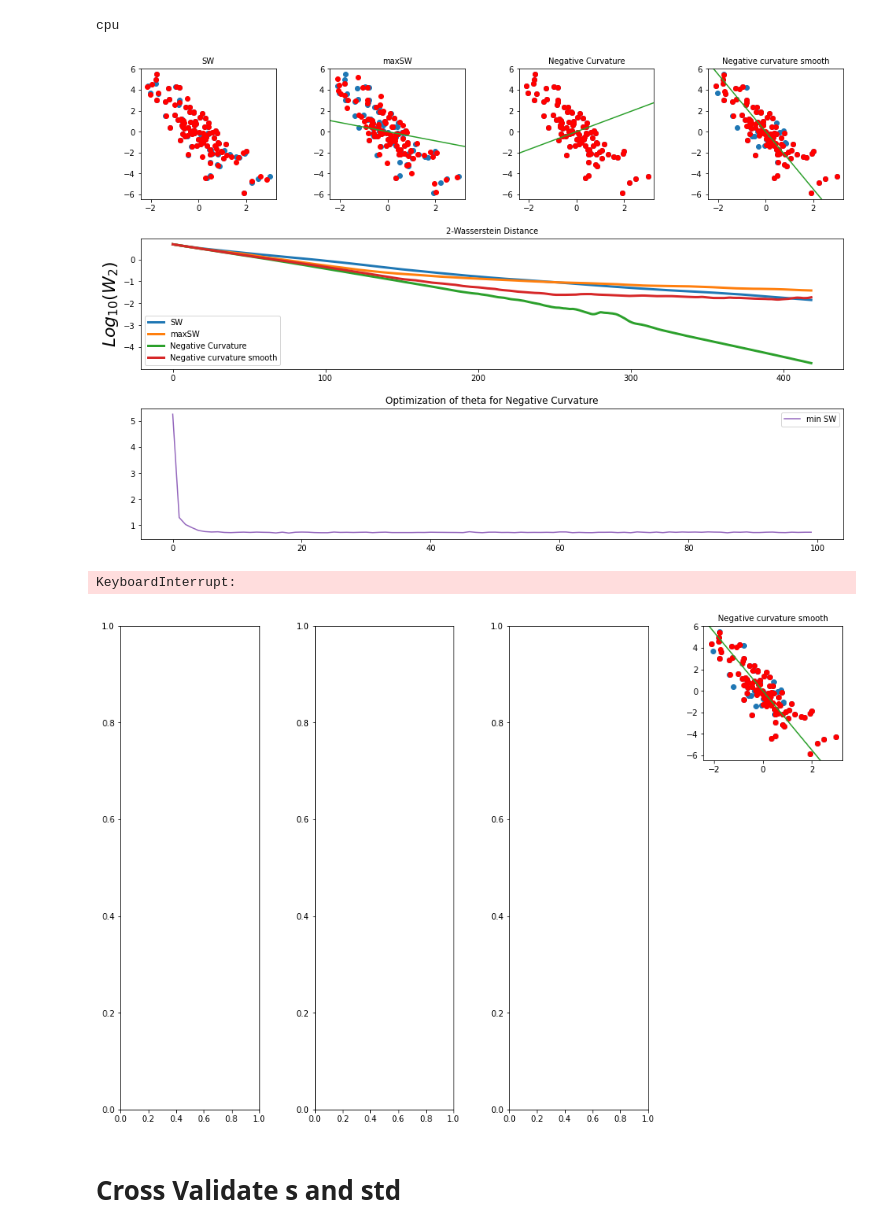
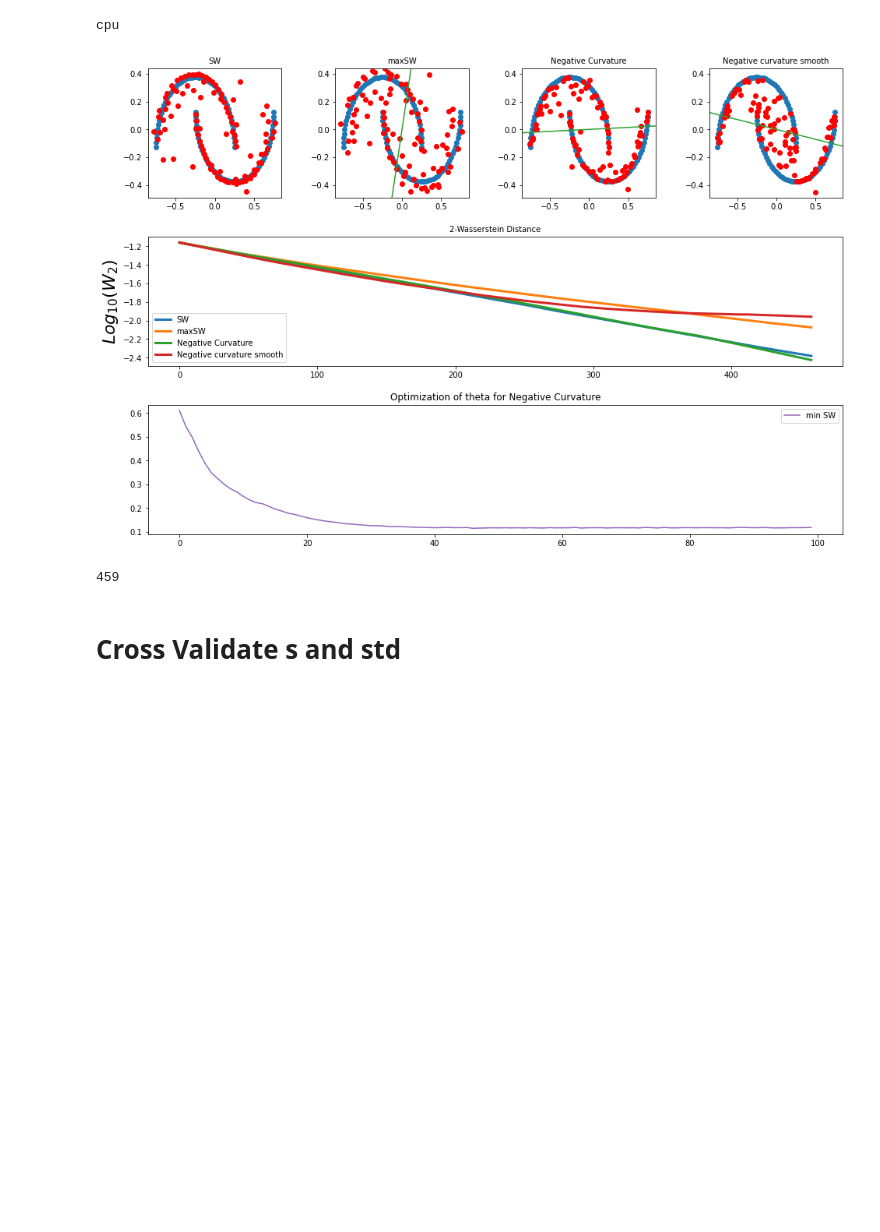
Before and after one commit to MaheyG/SWGG, a Jupyter notebook: Experimentation/Gradient Flows/Gradient Flow minS.ipynb, the cells around one changed output. Saved outputs shown, nothing was run; the diff lists cells and outputs as text; code cells hidden in the pictures; blank space fills up the shorter version.

```diff
--- a/Experimentation/Gradient Flows/Gradient Flow minS.ipynb
+++ b/Experimentation/Gradient Flows/Gradient Flow minS.ipynb
@@ -36,5 +36,5 @@ torch.CUDA_VISIBLE_DEVICES=""
 # %%
-dataset_name = 'gaussian_2d'
+dataset_name = 'half_moons'
 # %%
 N = 100  # Number of samples from p_X
 X = load_data(name=dataset_name, n_samples=N)
@@ -87,7 +87,7 @@ nofiterations = 5000
 modes = ['linear', 'linear', 'linear','linear']
 titles = ['SW', 'maxSW','Negative Curvature','Negative curvature smooth']
 
-lear_rates=4*[3e-2]
+lear_rates=4*[1e-3] #1e-3 pour les 2 moons, 1e-2 pour dim 200, 5e-3 pour la dim 20
 
 degrees = [1,1,1,1]
 n_proj = [1000,1,1000,1]
@@ -124,11 +124,14 @@ for i in range(nofiterations):
     theta = torch.ones(len(modes),d)
     # We loop over the different defining functions for the GSW problem
 
+    if i%100 == 0:
+        np.save("w2_dist_twomoons3", w2_dist)
+        np.save("X_twomoons3", X)
     for k in range(s):
         # Loss computation
         loss_ = 0
         if k==0:
-            loss_ += gsw_res[k].gsw(X.to(device), Y[k].to(device),theta=None)
+            loss_ += gsw_res[k].gsw(X.to(device), Y[k].to(device))
 
         if k==1:
             l,theta[k],loss_max=gsw_res[k].max_gsw(X.to(device),Y[k].to(device),500,1e-2)
@@ -139,7 +142,19 @@ for i in range(nofiterations):
             loss_+=l
 
         if k==3:
-            l,theta[k],loss_min=gsw_res[k].get_minSW_smooth(X.to(device),Y[k].to(device),lr=1e0,num_iter=100,s=50,std=.5,init=theta[k])
+            # pour gaussian dim3 : lr = 5e-2, num_iter = 100, s = 50, std=0.5, + lr 5e-2
+            # pour 25 gaussians : std = 3
+            # pour half moons : l,theta[k],loss_min=gsw_res[k].get_minSW_smooth(X.to(device),Y[k].to(device),lr=5e0,num_iter=100,s=50,std=0.1,init=theta[k])
+            # pour 200l,theta[k],loss_min=gsw_res[k].get_minSW_smooth(X.to(device),Y[k].to(device),lr=5e-1,num_iter=100,s=50,std=0.1,init=theta[k])
+
+            #l,theta[k],loss_min=gsw_res[k].get_minSW_smooth(X.to(device),Y[k].to(device),lr=1e-2,num_iter=100,s=50,std=1,init=theta[k])
+            #theta[k,0]=0
+            #theta[k,1]=0
+            theta[k][0]  =0
+            theta[k][1]  =1
+            l,theta[k],loss_min=gsw_res[k].get_minSW_smooth(X.to(device),Y[k].to(device),lr=5e-1,num_iter=100,s=50,std=0.3,init=theta[k])
+
+
             loss_ +=l
 
         # Optimization step
@@ -171,33 +186,32 @@ for i in range(nofiterations):
                 plt.axline((0,0), theta[k], color='C2')
                 plt.xlim(xlim1,xlim2)
                 plt.ylim(ylim1,ylim2)
                 plt.title(titles[k], fontsize=10)
     #print(theta[k])
     if plot_fig:
     # Plot the 2-Wasserstein distance
         plt.subplot(grid[1, 0:s])
         plt.plot(np.log10(w2_dist[:,:]), linewidth=3)
         plt.title('2-Wasserstein Distance', fontsize=10)
         plt.ylabel(r'$Log_{10}(W_2)$', fontsize=22)
         plt.legend(titles, fontsize=10, loc='lower left')
 
         plt.subplot(grid[2,:])
         plt.title('Optimization of theta for Negative Curvature')
         plt.plot(loss_min,c='C4',label='min SW')
         #plt.plot(loss_max,c='C0',label='max SW')
         plt.legend()
 
 
         display.clear_output(wait=True)
         display.display(plt.gcf())
         time.sleep(1e-5)
 
         # Save the figure
         fig.savefig(foldername + '/img%03d.png'%(i))
         for k in range(s):
             plt.subplot(grid[:, k])
             plt.cla()
 # %% [output]
-[figure, old version]
+[figure, new version]
-KeyboardInterrupt:
+459
-[figure, removed]
```
Also changed, not shown: parts of 7 cells of this notebook, 5 other files.
